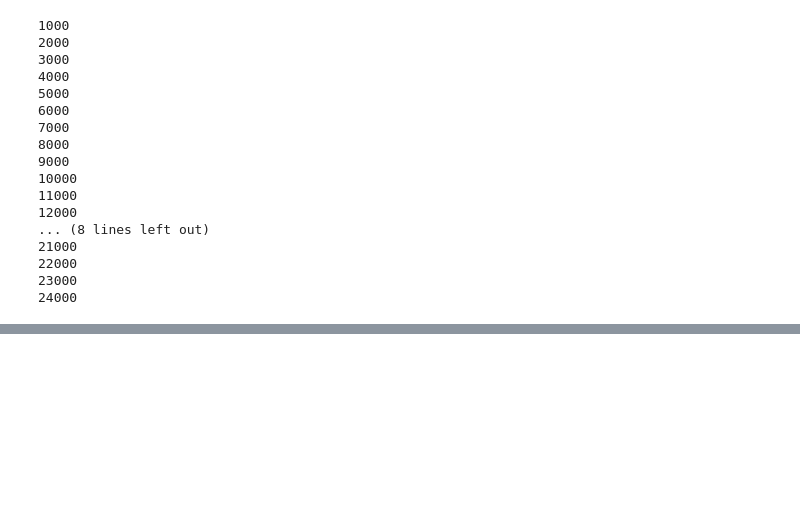
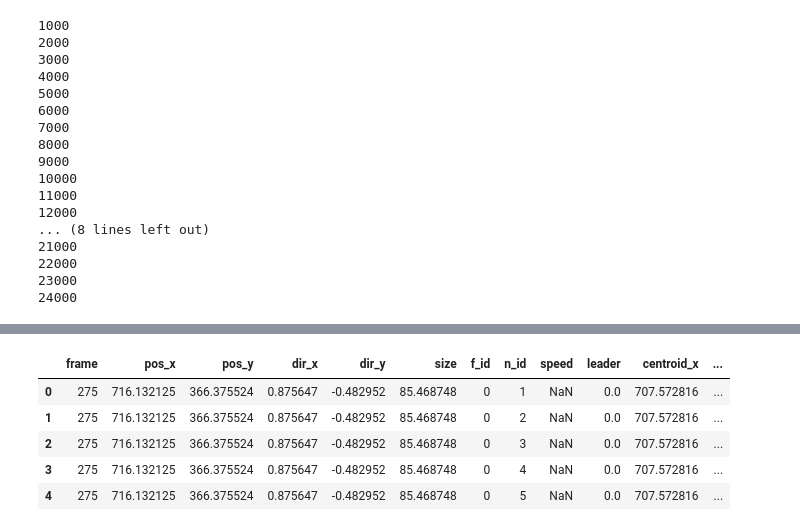
Before and after one commit to vivekhsridhar/vision_leadership, a Jupyter notebook: preprocess_input.ipynb, the cells around one changed output, grey strips where cells are left out. Drawn from its saved outputs; the diff is of its cells as text; code cells hidden in the pictures; blank space fills up the shorter version.

```diff
--- a/preprocess_input.ipynb
+++ b/preprocess_input.ipynb
@@ -151,0 +178,16 @@ df.head()
+# %%
+tmp = df.loc[:,["frame", "pos_x", "pos_y", "dir_x", "dir_y"]]
+tmp_ord = tmp.groupby(['frame']).mean()
+tmp_ord = tmp_ord.reset_index()
+
+tmp_ord = tmp_ord.rename(index=str, columns={'pos_x':'centroid_x', 'pos_y':'centroid_y', 'dir_x':'gdir_x', 'dir_y':'gdir_y'})
+# %%
+df = pd.merge(df, tmp_ord, how='left')
+df.head()
+# %% [output]
+|  | frame | pos_x | pos_y | dir_x | dir_y | size | f_id | n_id | speed | leader | centroid_x | ... |
+| 0 | 275 | 716.132125 | 366.375524 | 0.875647 | -0.482952 | 85.468748 | 0 | 1 | NaN | 0.0 | 707.572816 | ... |
+| 1 | 275 | 716.132125 | 366.375524 | 0.875647 | -0.482952 | 85.468748 | 0 | 2 | NaN | 0.0 | 707.572816 | ... |
+| 2 | 275 | 716.132125 | 366.375524 | 0.875647 | -0.482952 | 85.468748 | 0 | 3 | NaN | 0.0 | 707.572816 | ... |
+| 3 | 275 | 716.132125 | 366.375524 | 0.875647 | -0.482952 | 85.468748 | 0 | 4 | NaN | 0.0 | 707.572816 | ... |
+| 4 | 275 | 716.132125 | 366.375524 | 0.875647 | -0.482952 | 85.468748 | 0 | 5 | NaN | 0.0 | 707.572816 | ... |
```
Also changed, not shown: parts of 12 cells of this notebook, 3 other files.
